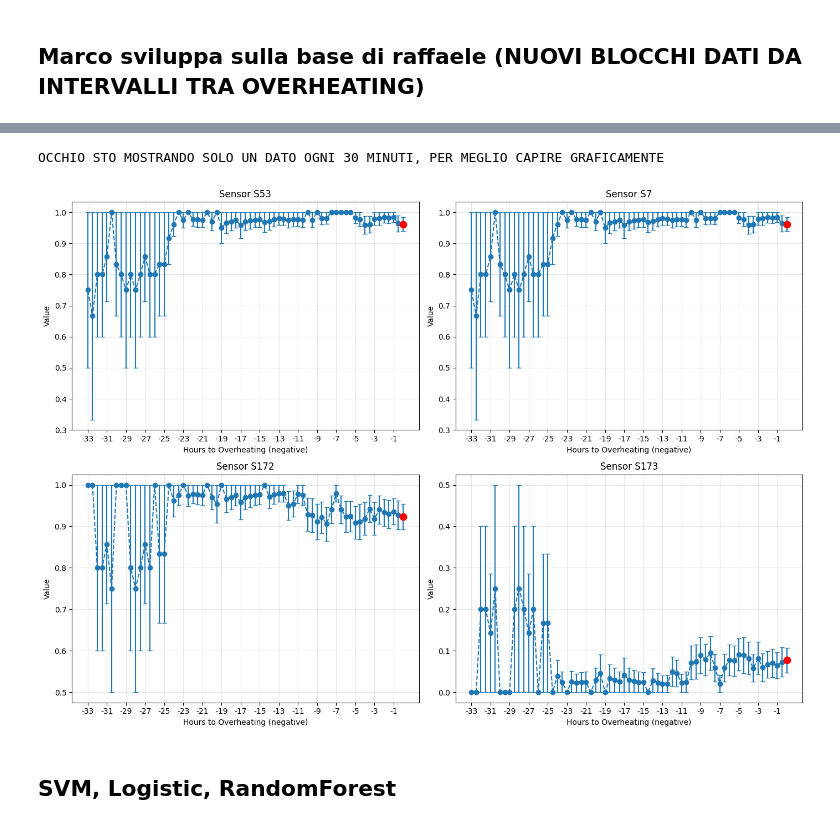
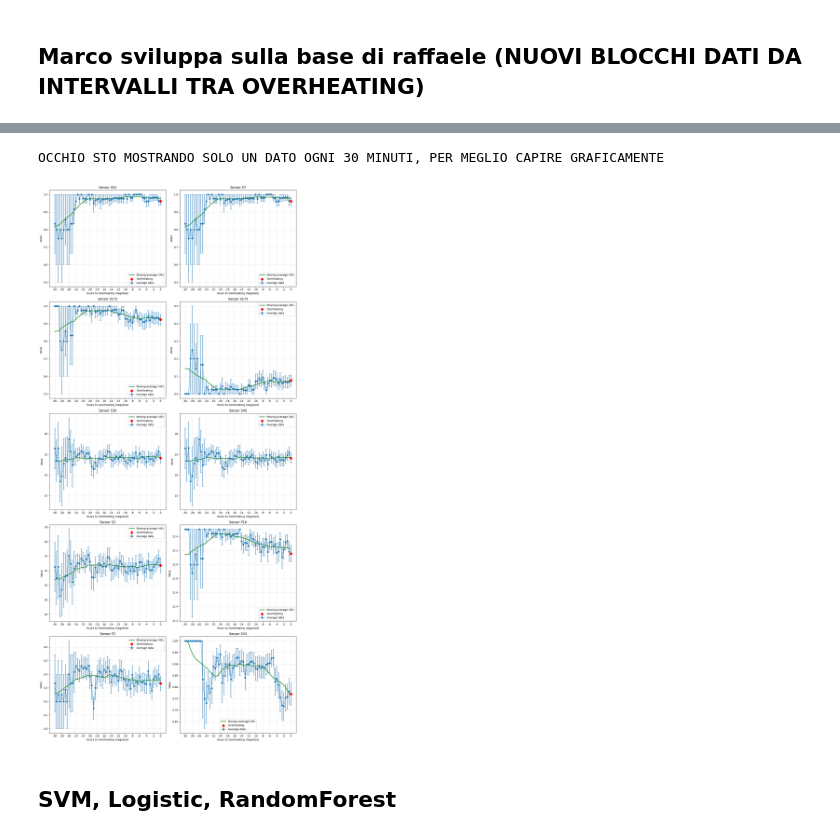
Before and after one commit to RaffaeleSabatini/MAPD2025_proj3, a Jupyter notebook: Group04.ipynb, the cells around one changed output, grey strips where cells are left out. Drawn from its saved outputs; the diff is of its cells as text; code cells hidden in the pictures.

```diff
--- a/Group04.ipynb
+++ b/Group04.ipynb
@@ -83,7 +83,7 @@ if docker:
     spark = SparkSession.builder \
         .master("spark://spark-master:7077") \
         .appName("ProjectDocker") \
-        .config("spark.executor.memory", "1300m") \
+        .config("spark.executor.memory", "1750m") \
         .config("spark.cores.max", "8") \
         .config("spark.default.parallelism", "16") \
         .config("spark.sql.shuffle.partitions", "16") \
@@ -399,7 +399,7 @@ df_blocks.select("hwid","BlockID","when","window_start","window_end",*engines,*a
 # Import the file
 # %%
 if docker:
-    df_blocks = spark.read.parquet("/mapd-workspace/df_block.parquet")
+    df_blocks = spark.read.parquet("/mapd-workspace/df_blocks.parquet")
 
 else:
     df_blocks = spark.read.parquet("/mnt/shared/df_blocks.parquet/")
@@ -1114,7 +1100,7 @@ def add_predictive(df, target, window_before_heating=30, join=True ,debug=False)
 
     window_seconds = window_before_heating * 60
     df_pred = df_pred.withColumn(
-    f"predictive2_{target}",
+    f"predictive10h_{target}",
         when(
             (col(f"next_start_{target}").isNotNull()) &
             (((col(target).isNull()) | (col(target) == 0))) &
@@ -1122,11 +1108,11 @@ def add_predictive(df, target, window_before_heating=30, join=True ,debug=False)
             ((col(f"next_start_{target}") - col("when")) <= window_seconds), 1 ).otherwise(0))
 
     if not debug:
-        df_pred = df_pred.select("BlockID","when",target,f"predictive2_{target}")
+        df_pred = df_pred.select("BlockID","when",target,f"predictive10h_{target}")
 
 
     if join:
-        return df.join( df_pred.select('when', f'predictive2_{target}') , on='when', how='left' )
+        return df.join( df_pred.select('when', f'predictive10h_{target}') , on='when', how='left' )
     else:
         return df_pred
 # %%
@@ -1292,6 +1232,8 @@ plt.show()
 # df = df.withColumn("new_block_flag", when(lag("overheating",1).over(w) == 1, lit(1)).otherwise(lit(0)))
 # df = df.withColumn("oldBlockHeat", spark_sum("new_block_flag").over(w) + lit(1))
 # df.select("window_start","overheating","oldBlockHeat","new_block_flag").show(20)
+# %%
+sensors = ["S53", "S7", "S172", "S173", "S39", "S40", "S3", "P16", "P2", "S33"]
 # %%
 def add_heat_blocks(df, minBlockLength=30, debug=True):
 
@@ -1469,14 +1337,14 @@ df_info_overheating.select("MinToOverheating","S53_avg","S53_std","S53_n","S53_e
 # %%
-pdf = df_info_overheating.toPandas()
-sensors = ["S53", "S7", "S172", "S173"]
+# pdf = df_info_overheating.toPandas()
+# #sensors = ["S53", "S7", "S172", "S173"]
 
-# parametro step
-step = 30
-pdf = pdf.iloc[::step, :]
+# # parametro step
+# step = 30
+# pdf = pdf.iloc[::step, :]
 print(f"OCCHIO STO MOSTRANDO SOLO UN DATO OGNI {step} MINUTI, PER MEGLIO CAPIRE GRAFICAMENTE")
 
 # subplot 2x2 (senza sharex, così ognuno ha i suoi tick)
-fig, axes = plt.subplots(2, 2, figsize=(14, 10))
+fig, axes = plt.subplots(ceil(len(sensors)/2), 2, figsize=(14, 30))
 axes = axes.flatten()
 
 for i, s in enumerate(sensors):
@@ -1489,33 +1357,45 @@ for i, s in enumerate(sensors):
         yerr=pdf[f"{s}_err"],
         capsize=3,
         marker="o",
         linestyle="--",
-        label=s
+        label="Average data"
+    )
+
+    # showing moving average
+    ax.plot(
+    -pdf["MinToOverheating"],
+    pdf[f"{s}_rolling"],
+    color="green",
+    linewidth=2,
+    linestyle="-",
+    label=f"Moving average (4h)"
     )
 
     # evidenzia ultimo punto a destra in rosso
     last_idx = pdf["MinToOverheating"].idxmin()
     ax.scatter(
         -pdf.loc[last_idx, "MinToOverheating"],
         pdf.loc[last_idx, f"{s}_avg"],
         color="red",
         s=80,
         zorder=5,
-        label="Ultimo punto"
+        label="Overheating"
     )
 
     ax.set_title(f"Sensor {s}")
     ax.set_xlabel("Hours to Overheating (negative)")
     ax.set_ylabel("Value")
     ax.grid(True, alpha=0.3)
 
     # tick ogni 120 minuti (= 2 ore), etichettati in ore
     x_ticks = np.arange(int(-pdf["MinToOverheating"].max()), 1, 120)
     ax.set_xticks(x_ticks)
     ax.set_xticklabels([f"{int(x/60)}" for x in x_ticks])
 
+    ax.legend()
+
 plt.tight_layout()
 plt.show()
 # %% [output]
 OCCHIO STO MOSTRANDO SOLO UN DATO OGNI 30 MINUTI, PER MEGLIO CAPIRE GRAFICAMENTE
-[figure, old version]
+[figure, new version]
```
Also changed, not shown: parts of 27 cells of this notebook, 1 other file.
